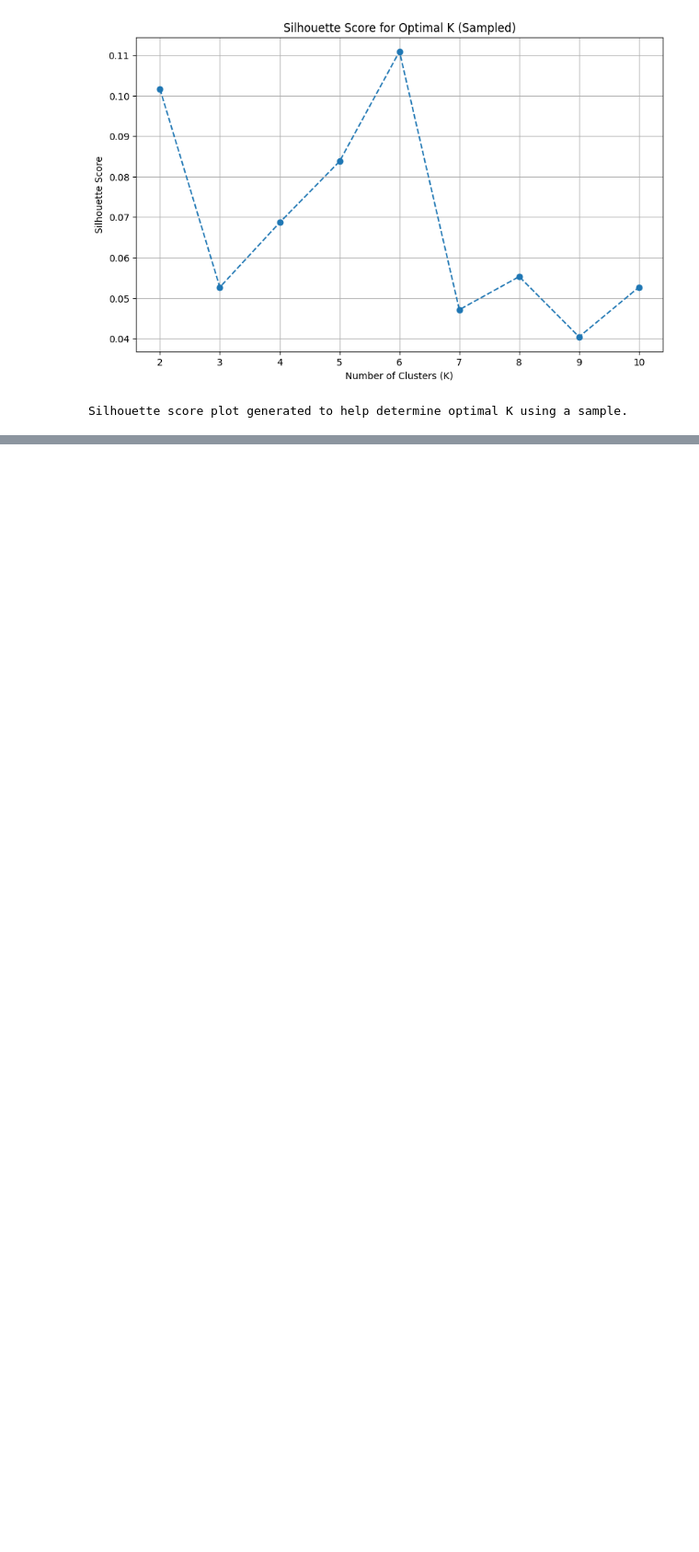
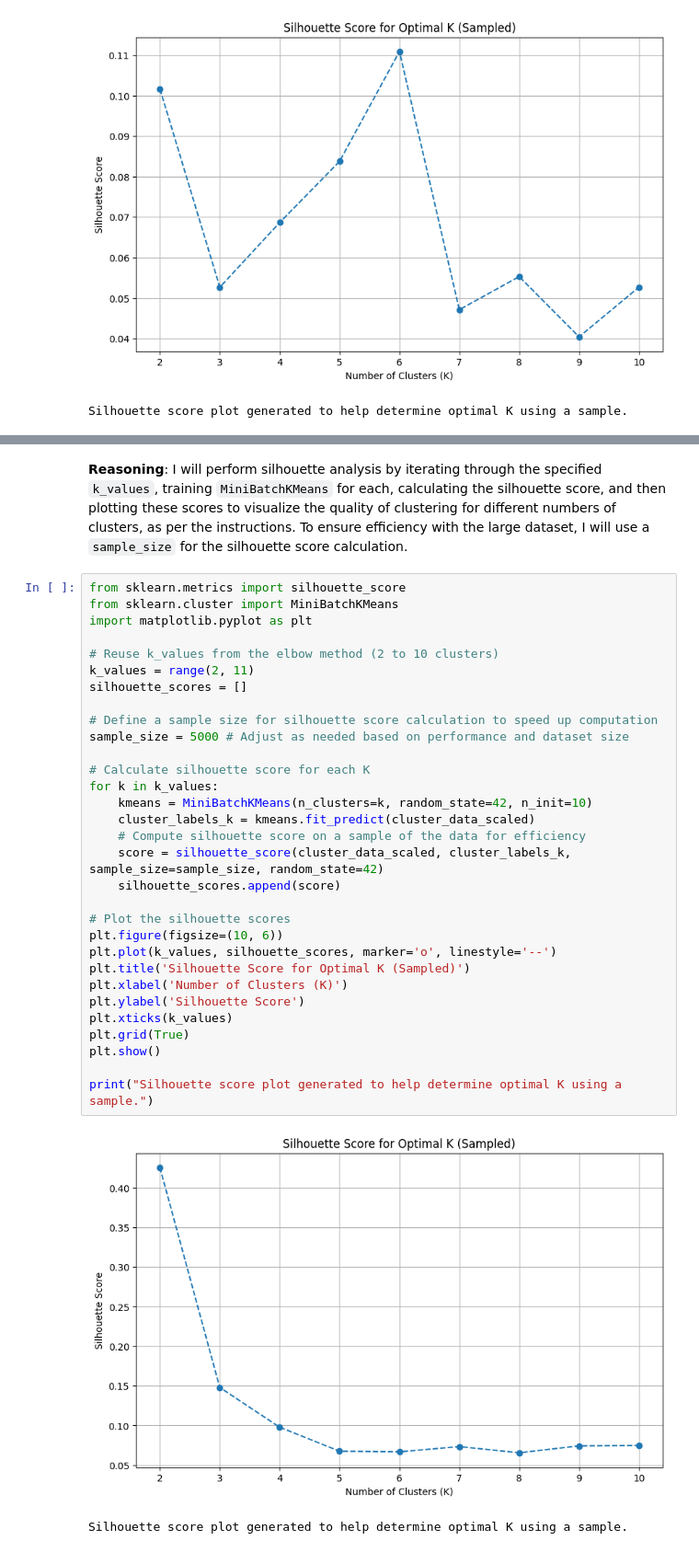
Before and after one commit to joezein71/AIHC-5010-Winter-2026, a Jupyter notebook: 20260122_assignment1_colab_workflow_zein.ipynb, the cells around one changed output, grey strips where cells are left out. Shown at 92% size. Cells and saved outputs as stored; diff of their text form; blank space fills up the shorter version.

```diff
--- a/20260122_assignment1_colab_workflow_zein.ipynb
+++ b/20260122_assignment1_colab_workflow_zein.ipynb
@@ -3353,0 +3657,37 @@ Silhouette score plot generated to help determine optimal K using a sample.
+# %% [markdown]
+**Reasoning**:
+I will perform silhouette analysis by iterating through the specified `k_values`, training `MiniBatchKMeans` for each, calculating the silhouette score, and then plotting these scores to visualize the quality of clustering for different numbers of clusters, as per the instructions. To ensure efficiency with the large dataset, I will use a `sample_size` for the silhouette score calculation.
+# %%
+from sklearn.metrics import silhouette_score
+from sklearn.cluster import MiniBatchKMeans
+import matplotlib.pyplot as plt
+
+# Reuse k_values from the elbow method (2 to 10 clusters)
+k_values = range(2, 11)
+silhouette_scores = []
+
+# Define a sample size for silhouette score calculation to speed up computation
+sample_size = 5000 # Adjust as needed based on performance and dataset size
+
+# Calculate silhouette score for each K
+for k in k_values:
+    kmeans = MiniBatchKMeans(n_clusters=k, random_state=42, n_init=10)
+    cluster_labels_k = kmeans.fit_predict(cluster_data_scaled)
+    # Compute silhouette score on a sample of the data for efficiency
+    score = silhouette_score(cluster_data_scaled, cluster_labels_k, sample_size=sample_size, random_state=42)
+    silhouette_scores.append(score)
+
+# Plot the silhouette scores
+plt.figure(figsize=(10, 6))
+plt.plot(k_values, silhouette_scores, marker='o', linestyle='--')
+plt.title('Silhouette Score for Optimal K (Sampled)')
+plt.xlabel('Number of Clusters (K)')
+plt.ylabel('Silhouette Score')
+plt.xticks(k_values)
+plt.grid(True)
+plt.show()
+
+print("Silhouette score plot generated to help determine optimal K using a sample.")
+# %% [output]
+[figure, added]
+Silhouette score plot generated to help determine optimal K using a sample.
```
Also changed, not shown: parts of 42 cells of this notebook.
